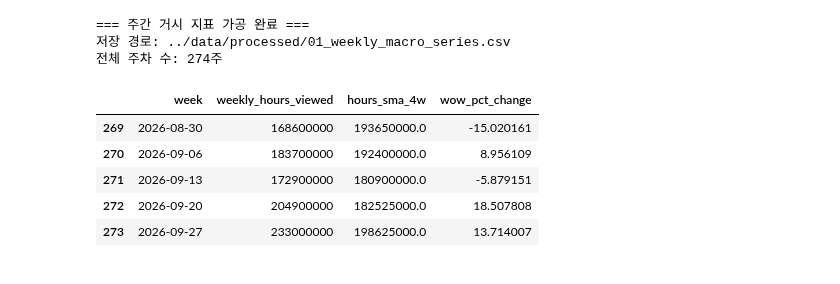
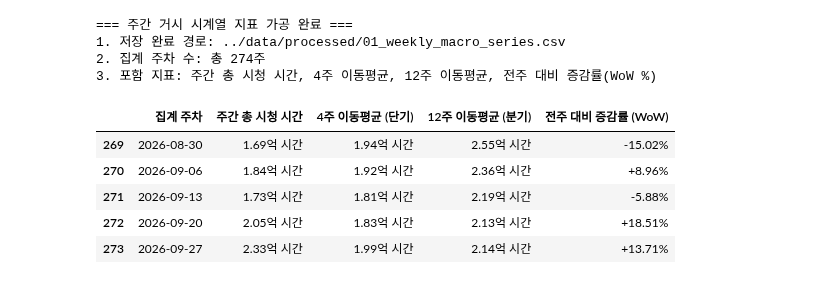
Before and after one commit to love4xox/netflix-content-lifecycle, a Jupyter notebook: notebooks/02_weekly_trend_and_wow.ipynb, the cells around one changed output. Saved outputs shown, nothing was run; the diff lists cells and outputs as text; code cells hidden in the pictures.

```diff
--- a/notebooks/02_weekly_trend_and_wow.ipynb
+++ b/notebooks/02_weekly_trend_and_wow.ipynb
@@ -1,39 +1,69 @@
 # %%
+import numpy as np
 import pandas as pd
-import numpy as np
 
 # 1. 1차 정제본 불러오기
 df = pd.read_csv('../data/interim/non_english_tv_clean.csv')
 df['week'] = pd.to_datetime(df['week'])
 
 # 2. 주차별 TOP 10 총 시청 시간 집계 (거시 지표)
 weekly_macro = df.groupby('week')['weekly_hours_viewed'].sum().reset_index()
 weekly_macro = weekly_macro.sort_values('week').reset_index(drop=True)
 
-# 3. 4주 단순 이동평균(SMA) 계산
+# 3. 이동평균선 계산 (4주 단기선 + 12주 분기 거시선)
 weekly_macro['hours_sma_4w'] = weekly_macro['weekly_hours_viewed'].rolling(window=4).mean()
+weekly_macro['hours_sma_12w'] = weekly_macro['weekly_hours_viewed'].rolling(window=12).mean()
 
 # 4. 전주 대비 증감률(WoW % Change) 계산
 weekly_macro['wow_pct_change'] = weekly_macro['weekly_hours_viewed'].pct_change() * 100
 
 # 5. 최종 가공 데이터 저장 (processed)
 processed_path = '../data/processed/01_weekly_macro_series.csv'
 weekly_macro.to_csv(processed_path, index=False)
 
-print("=== 주간 거시 지표 가공 완료 ===")
-print(f"저장 경로: {processed_path}")
-print(f"전체 주차 수: {len(weekly_macro)}주")
-weekly_macro.tail(5)
+print("=== 주간 거시 시계열 지표 가공 완료 ===")
+print(f"1. 저장 완료 경로: {processed_path}")
+print(f"2. 집계 주차 수: 총 {len(weekly_macro)}주")
+print(f"3. 포함 지표: 주간 총 시청 시간, 4주 이동평균, 12주 이동평균, 전주 대비 증감률(WoW %)")
+
+# 6. 최근 5주 데이터 보기 편하게 한글 표로 출력
+macro_preview = weekly_macro.tail(5).copy()
+
+# 날짜 포맷 정리 (YYYY-MM-DD)
+macro_preview['week'] = macro_preview['week'].dt.strftime('%Y-%m-%d')
+
+# 시청 시간 및 이동평균 억/만 단위 직관 표기
+def format_hours_kr(val):
+    if pd.isna(val):
+        return '-'
+    return f"{val / 1e8:.2f}억 시간"
+
+macro_preview['weekly_hours_viewed'] = macro_preview['weekly_hours_viewed'].apply(format_hours_kr)
+macro_preview['hours_sma_4w'] = macro_preview['hours_sma_4w'].apply(format_hours_kr)
+macro_preview['hours_sma_12w'] = macro_preview['hours_sma_12w'].apply(format_hours_kr)
+macro_preview['wow_pct_change'] = macro_preview['wow_pct_change'].apply(lambda x: f"{x:+.2f}%" if pd.notna(x) else '-')
+
+# 컬럼명 직관적인 한글로 변경
+macro_preview = macro_preview.rename(columns={
+    'week': '집계 주차',
+    'weekly_hours_viewed': '주간 총 시청 시간',
+    'hours_sma_4w': '4주 이동평균 (단기)',
+    'hours_sma_12w': '12주 이동평균 (분기)',
+    'wow_pct_change': '전주 대비 증감률 (WoW)'
+})
+
+macro_preview
 # %% [output]
-=== 주간 거시 지표 가공 완료 ===
-저장 경로: ../data/processed/01_weekly_macro_series.csv
-전체 주차 수: 274주
+=== 주간 거시 시계열 지표 가공 완료 ===
+1. 저장 완료 경로: ../data/processed/01_weekly_macro_series.csv
+2. 집계 주차 수: 총 274주
+3. 포함 지표: 주간 총 시청 시간, 4주 이동평균, 12주 이동평균, 전주 대비 증감률(WoW %)
-|  | week | weekly_hours_viewed | hours_sma_4w | wow_pct_change |
-| 269 | 2026-08-30 | 168600000 | 193650000.0 | -15.020161 |
-| 270 | 2026-09-06 | 183700000 | 192400000.0 | 8.956109 |
-| 271 | 2026-09-13 | 172900000 | 180900000.0 | -5.879151 |
-| 272 | 2026-09-20 | 204900000 | 182525000.0 | 18.507808 |
-| 273 | 2026-09-27 | 233000000 | 198625000.0 | 13.714007 |
+|  | 집계 주차 | 주간 총 시청 시간 | 4주 이동평균 (단기) | 12주 이동평균 (분기) | 전주 대비 증감률 (WoW) |
+| 269 | 2026-08-30 | 1.69억 시간 | 1.94억 시간 | 2.55억 시간 | -15.02% |
+| 270 | 2026-09-06 | 1.84억 시간 | 1.92억 시간 | 2.36억 시간 | +8.96% |
+| 271 | 2026-09-13 | 1.73억 시간 | 1.81억 시간 | 2.19억 시간 | -5.88% |
+| 272 | 2026-09-20 | 2.05억 시간 | 1.83억 시간 | 2.13억 시간 | +18.51% |
+| 273 | 2026-09-27 | 2.33억 시간 | 1.99억 시간 | 2.14억 시간 | +13.71% |
 # %%
 import pandas as pd
 import matplotlib.pyplot as plt
```
Also changed, not shown: parts of 2 cells of this notebook, 15 other files.
